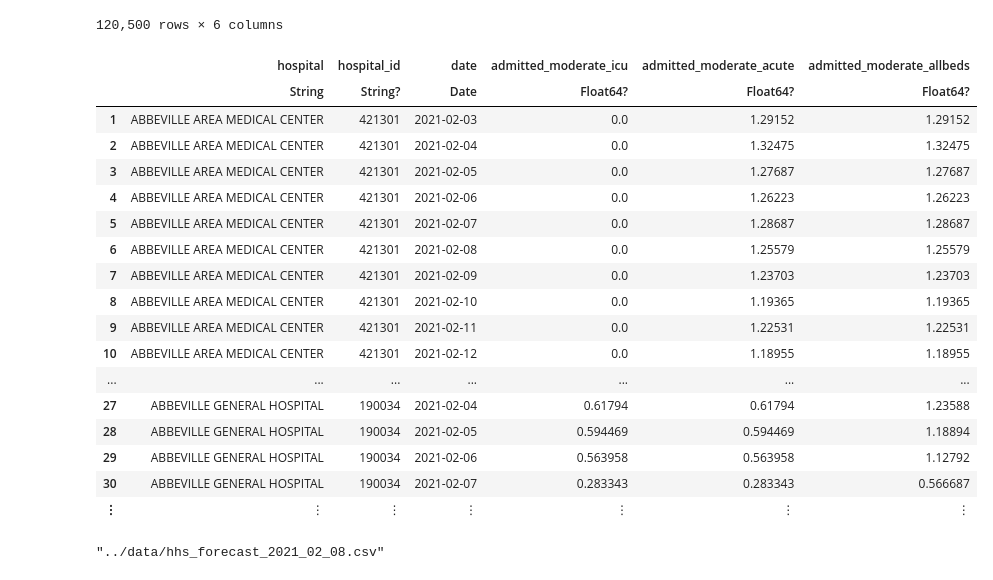
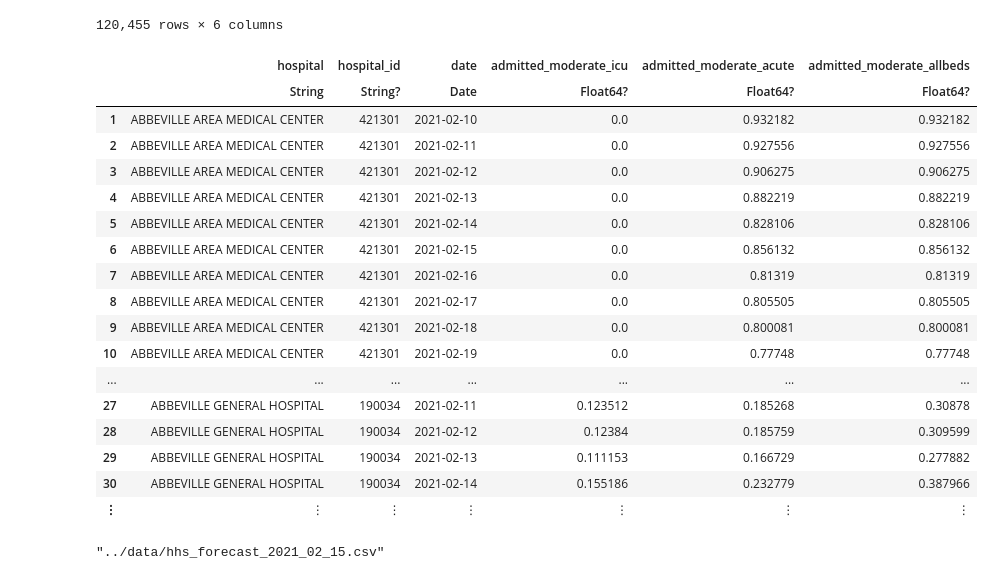
Before and after one commit to flixpar/covid-patient-redistribution-site, a Jupyter notebook: process_data/process_hhs_forecast.ipynb, the cells around one changed output. Drawn from its saved outputs; the diff is of its cells as text; code cells hidden in the pictures.

```diff
--- a/process_data/process_hhs_forecast.ipynb
+++ b/process_data/process_hhs_forecast.ipynb
@@ -6,5 +6,5 @@ using Dates
 # %%
 ENV["COLUMNS"] = 1000;
 # %%
-rawdata = DataFrame(CSV.File("../rawdata/output_HHS_US_2021-02-27_one_column.csv"))
+rawdata = DataFrame(CSV.File("../rawdata/output_HHS_US_2021-02-15_one_column.csv"))
 # %% [output]
@@ -42,34 +44,34 @@ ccn_lookup = Dict(row.Column1 => row.ccn for row in eachrow(ccn_lookup_df));
 # %%
 data = select(rawdata,
     :hospital_name => :hospital,
     :Column1 => ByRow(x -> ccn_lookup[x]) => :hospital_id,
-    :target_date => ByRow(d -> Date(d, dateformat"m/d/y")+Year(2000)) => :date,
+    :target_date => :date,
     ["hospitalizations", "ICU_percentages"] => ByRow((x,y) -> x*coalesce(y,0.3)) => :admitted_moderate_icu,
     ["hospitalizations", "ICU_percentages"] => ByRow((x,y) -> x*(1.0-coalesce(y,0.3))) => :admitted_moderate_acute,
     "hospitalizations" => :admitted_moderate_allbeds,
 )
 sort!(data, [:hospital, :hospital_id, :date])
 # %% [output]
-120,500 rows × 6 columns
+120,455 rows × 6 columns
 |  | hospital | hospital_id | date | admitted_moderate_icu | admitted_moderate_acute | admitted_moderate_allbeds |
 |  | String | String? | Date | Float64? | Float64? | Float64? |
-| 1 | ABBEVILLE AREA MEDICAL CENTER | 421301 | 2021-02-03 | 0.0 | 1.29152 | 1.29152 |
-| 2 | ABBEVILLE AREA MEDICAL CENTER | 421301 | 2021-02-04 | 0.0 | 1.32475 | 1.32475 |
-| 3 | ABBEVILLE AREA MEDICAL CENTER | 421301 | 2021-02-05 | 0.0 | 1.27687 | 1.27687 |
-| 4 | ABBEVILLE AREA MEDICAL CENTER | 421301 | 2021-02-06 | 0.0 | 1.26223 | 1.26223 |
-| 5 | ABBEVILLE AREA MEDICAL CENTER | 421301 | 2021-02-07 | 0.0 | 1.28687 | 1.28687 |
-| 6 | ABBEVILLE AREA MEDICAL CENTER | 421301 | 2021-02-08 | 0.0 | 1.25579 | 1.25579 |
-| 7 | ABBEVILLE AREA MEDICAL CENTER | 421301 | 2021-02-09 | 0.0 | 1.23703 | 1.23703 |
-| 8 | ABBEVILLE AREA MEDICAL CENTER | 421301 | 2021-02-10 | 0.0 | 1.19365 | 1.19365 |
-| 9 | ABBEVILLE AREA MEDICAL CENTER | 421301 | 2021-02-11 | 0.0 | 1.22531 | 1.22531 |
-| 10 | ABBEVILLE AREA MEDICAL CENTER | 421301 | 2021-02-12 | 0.0 | 1.18955 | 1.18955 |
+| 1 | ABBEVILLE AREA MEDICAL CENTER | 421301 | 2021-02-10 | 0.0 | 0.932182 | 0.932182 |
+| 2 | ABBEVILLE AREA MEDICAL CENTER | 421301 | 2021-02-11 | 0.0 | 0.927556 | 0.927556 |
+| 3 | ABBEVILLE AREA MEDICAL CENTER | 421301 | 2021-02-12 | 0.0 | 0.906275 | 0.906275 |
+| 4 | ABBEVILLE AREA MEDICAL CENTER | 421301 | 2021-02-13 | 0.0 | 0.882219 | 0.882219 |
+| 5 | ABBEVILLE AREA MEDICAL CENTER | 421301 | 2021-02-14 | 0.0 | 0.828106 | 0.828106 |
+| 6 | ABBEVILLE AREA MEDICAL CENTER | 421301 | 2021-02-15 | 0.0 | 0.856132 | 0.856132 |
+| 7 | ABBEVILLE AREA MEDICAL CENTER | 421301 | 2021-02-16 | 0.0 | 0.81319 | 0.81319 |
+| 8 | ABBEVILLE AREA MEDICAL CENTER | 421301 | 2021-02-17 | 0.0 | 0.805505 | 0.805505 |
+| 9 | ABBEVILLE AREA MEDICAL CENTER | 421301 | 2021-02-18 | 0.0 | 0.800081 | 0.800081 |
+| 10 | ABBEVILLE AREA MEDICAL CENTER | 421301 | 2021-02-19 | 0.0 | 0.77748 | 0.77748 |
 | ... | ... | ... | ... | ... | ... | ... |
-| 27 | ABBEVILLE GENERAL HOSPITAL | 190034 | 2021-02-04 | 0.61794 | 0.61794 | 1.23588 |
-| 28 | ABBEVILLE GENERAL HOSPITAL | 190034 | 2021-02-05 | 0.594469 | 0.594469 | 1.18894 |
-| 29 | ABBEVILLE GENERAL HOSPITAL | 190034 | 2021-02-06 | 0.563958 | 0.563958 | 1.12792 |
-| 30 | ABBEVILLE GENERAL HOSPITAL | 190034 | 2021-02-07 | 0.283343 | 0.283343 | 0.566687 |
+| 27 | ABBEVILLE GENERAL HOSPITAL | 190034 | 2021-02-11 | 0.123512 | 0.185268 | 0.30878 |
+| 28 | ABBEVILLE GENERAL HOSPITAL | 190034 | 2021-02-12 | 0.12384 | 0.185759 | 0.309599 |
+| 29 | ABBEVILLE GENERAL HOSPITAL | 190034 | 2021-02-13 | 0.111153 | 0.166729 | 0.277882 |
+| 30 | ABBEVILLE GENERAL HOSPITAL | 190034 | 2021-02-14 | 0.155186 | 0.232779 | 0.387966 |
 | ⋮ | ⋮ | ⋮ | ⋮ | ⋮ | ⋮ | ⋮ |
 # %%
-data |> CSV.write("../data/hhs_forecast_2021_02_08.csv")
+data |> CSV.write("../data/hhs_forecast_2021_02_15.csv")
 # %% [output]
-"../data/hhs_forecast_2021_02_08.csv"
+"../data/hhs_forecast_2021_02_15.csv"
```
Also changed, not shown: parts of 2 cells of this notebook, 18 other files.
